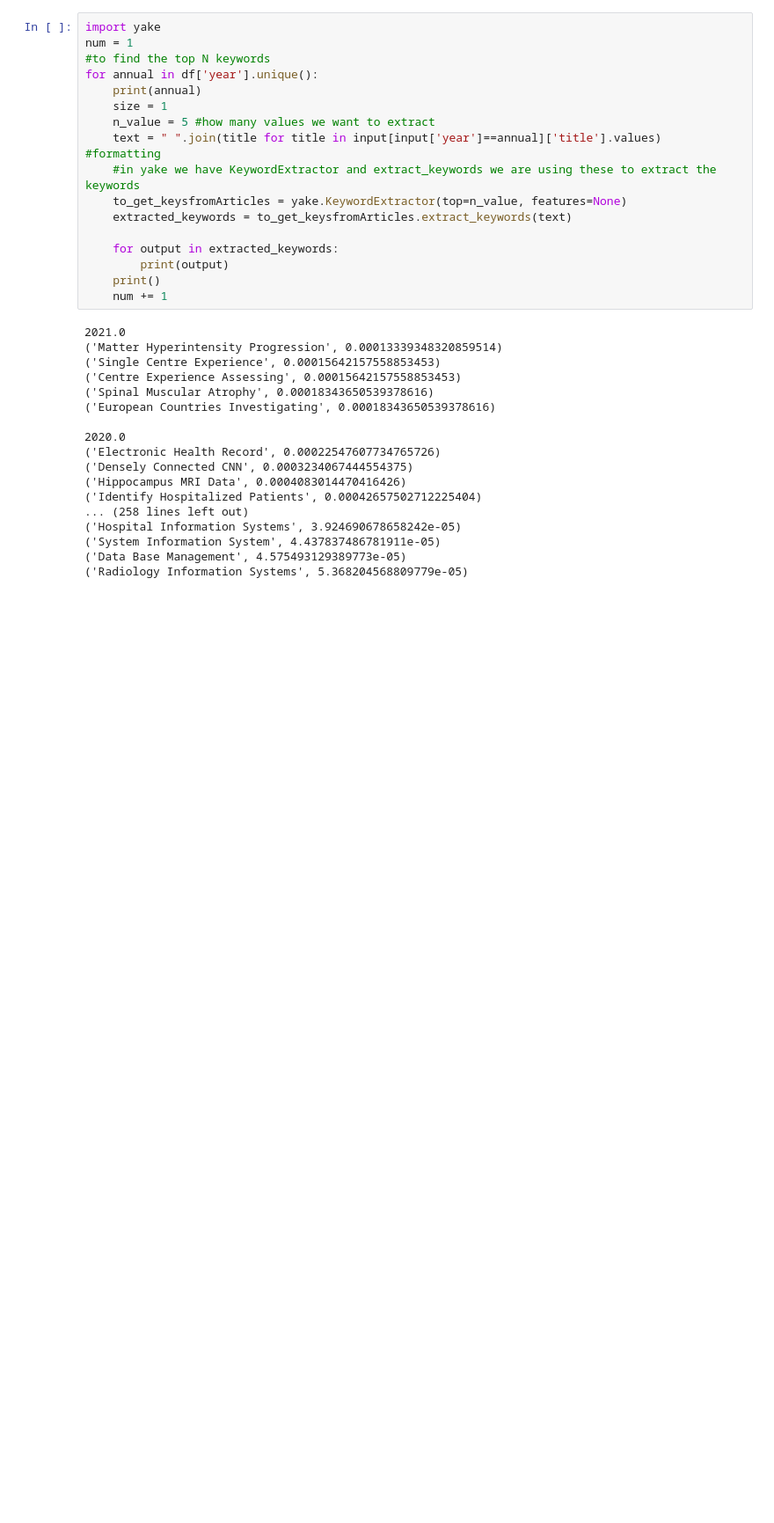
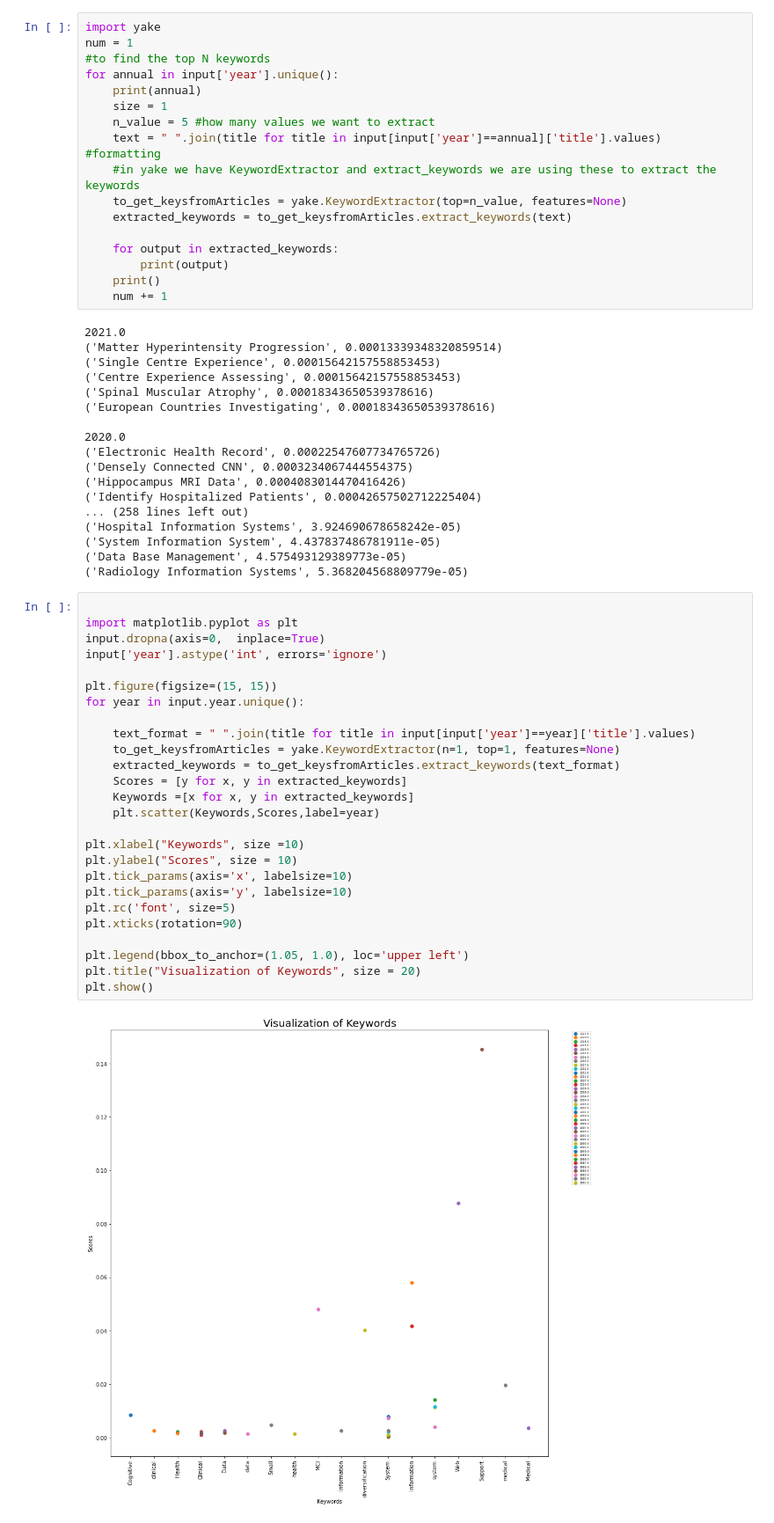
Before and after one commit to Revathi-Bejawada/RevathiINFO5502_Spring2022, a Jupyter notebook: lab_assignment_05.ipynb, the cells around one changed output. Shown at 88% size. Cells and saved outputs as stored; diff of their text form; blank space fills up the shorter version.

```diff
--- a/lab_assignment_05.ipynb
+++ b/lab_assignment_05.ipynb
@@ -239,7 +239,7 @@ input.head()
 import yake
 num = 1
 #to find the top N keywords
-for annual in df['year'].unique():
+for annual in input['year'].unique():
     print(annual)
     size = 1
     n_value = 5 #how many values we want to extract
@@ -270,3 +270,31 @@ for annual in df['year'].unique():
 ('System Information System', 4.437837486781911e-05)
 ('Data Base Management', 4.575493129389773e-05)
 ('Radiology Information Systems', 5.368204568809779e-05)
+# %%
+
+import matplotlib.pyplot as plt
+input.dropna(axis=0,  inplace=True)
+input['year'].astype('int', errors='ignore')
+
+plt.figure(figsize=(15, 15))
+for year in input.year.unique():
+
+    text_format = " ".join(title for title in input[input['year']==year]['title'].values)
+    to_get_keysfromArticles = yake.KeywordExtractor(n=1, top=1, features=None)
+    extracted_keywords = to_get_keysfromArticles.extract_keywords(text_format)
+    Scores = [y for x, y in extracted_keywords]
+    Keywords =[x for x, y in extracted_keywords]
+    plt.scatter(Keywords,Scores,label=year)
+
+plt.xlabel("Keywords", size =10)
+plt.ylabel("Scores", size = 10)
+plt.tick_params(axis='x', labelsize=10)
+plt.tick_params(axis='y', labelsize=10)
+plt.rc('font', size=5)
+plt.xticks(rotation=90)
+
+plt.legend(bbox_to_anchor=(1.05, 1.0), loc='upper left')
+plt.title("Visualization of Keywords", size = 20)
+plt.show()
+# %% [output]
+[figure, added]
```
Also changed, not shown: parts of 1 cell of this notebook.
